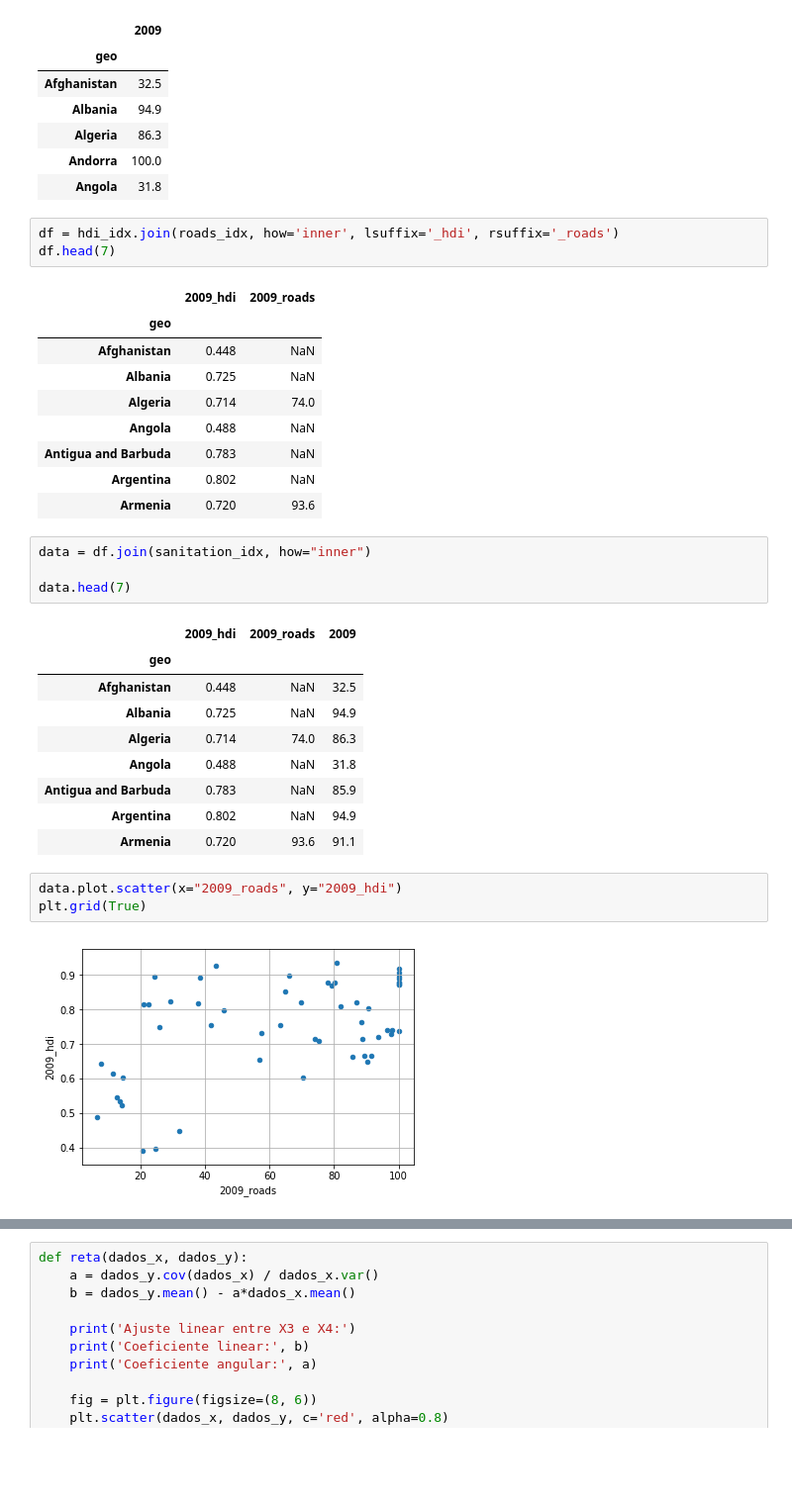
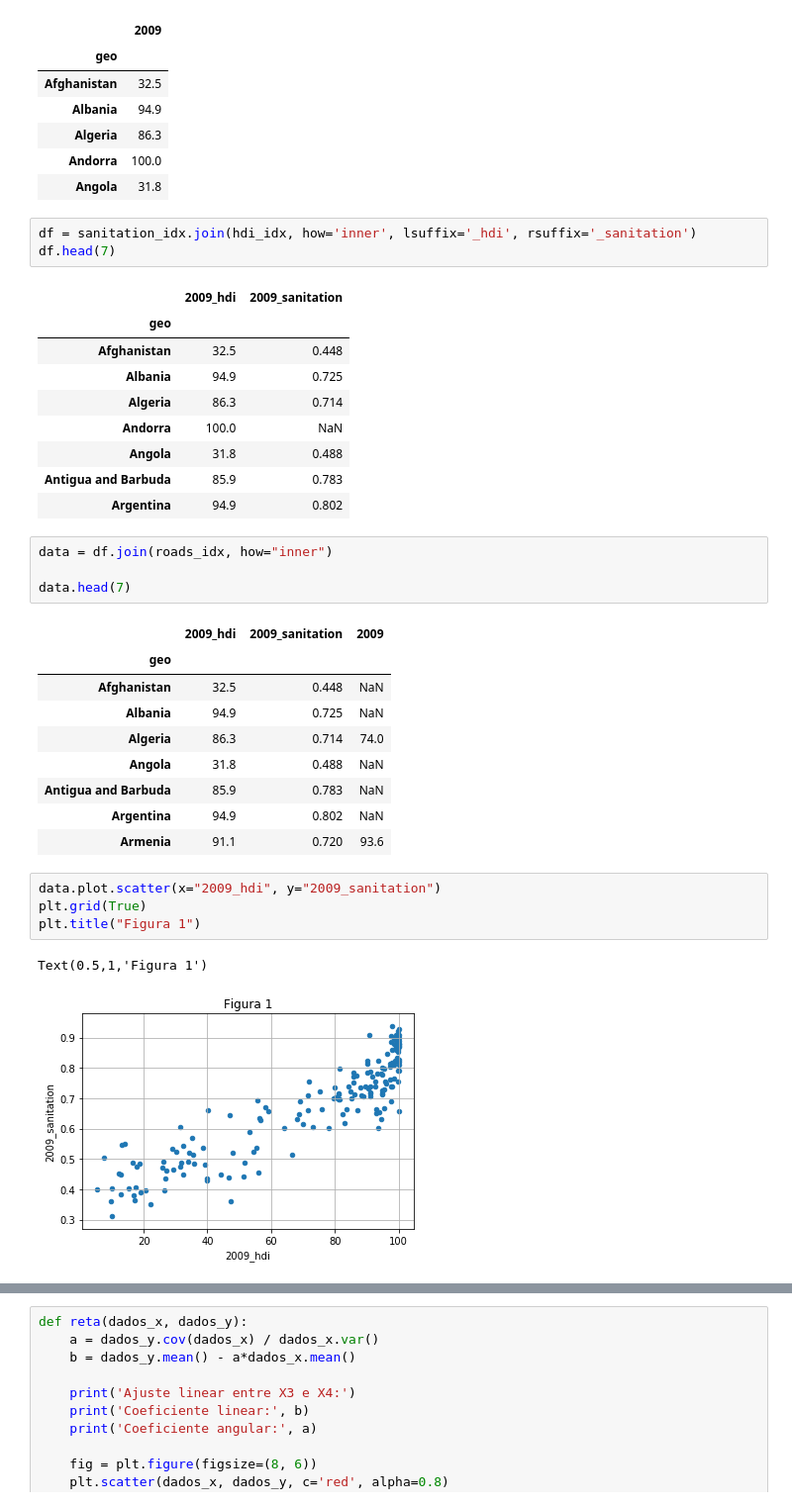
Before and after one commit to benistern/projeto-1, a Jupyter notebook: projeto1.ipynb, the cells around one changed output, grey strips where cells are left out. Shown: that part at 99% size. Cells and saved outputs as stored; diff of their text form; blank space fills up the shorter version.

```diff
--- a/projeto1.ipynb
+++ b/projeto1.ipynb
@@ -88,34 +90,36 @@ sanitation_idx.head()
 | Andorra | 100.0 |
 | Angola | 31.8 |
 # %%
-df = hdi_idx.join(roads_idx, how='inner', lsuffix='_hdi', rsuffix='_roads')
+df = sanitation_idx.join(hdi_idx, how='inner', lsuffix='_hdi', rsuffix='_sanitation')
 df.head(7)
 # %% [output]
-|  | 2009_hdi | 2009_roads |
+|  | 2009_hdi | 2009_sanitation |
 | geo |  |  |
-| Afghanistan | 0.448 | NaN |
-| Albania | 0.725 | NaN |
-| Algeria | 0.714 | 74.0 |
-| Angola | 0.488 | NaN |
-| Antigua and Barbuda | 0.783 | NaN |
-| Argentina | 0.802 | NaN |
-| Armenia | 0.720 | 93.6 |
+| Afghanistan | 32.5 | 0.448 |
+| Albania | 94.9 | 0.725 |
+| Algeria | 86.3 | 0.714 |
+| Andorra | 100.0 | NaN |
+| Angola | 31.8 | 0.488 |
+| Antigua and Barbuda | 85.9 | 0.783 |
+| Argentina | 94.9 | 0.802 |
 # %%
-data = df.join(sanitation_idx, how="inner")
+data = df.join(roads_idx, how="inner")
 
 data.head(7)
 # %% [output]
-|  | 2009_hdi | 2009_roads | 2009 |
+|  | 2009_hdi | 2009_sanitation | 2009 |
 | geo |  |  |  |
-| Afghanistan | 0.448 | NaN | 32.5 |
-| Albania | 0.725 | NaN | 94.9 |
-| Algeria | 0.714 | 74.0 | 86.3 |
-| Angola | 0.488 | NaN | 31.8 |
-| Antigua and Barbuda | 0.783 | NaN | 85.9 |
-| Argentina | 0.802 | NaN | 94.9 |
-| Armenia | 0.720 | 93.6 | 91.1 |
+| Afghanistan | 32.5 | 0.448 | NaN |
+| Albania | 94.9 | 0.725 | NaN |
+| Algeria | 86.3 | 0.714 | 74.0 |
+| Angola | 31.8 | 0.488 | NaN |
+| Antigua and Barbuda | 85.9 | 0.783 | NaN |
+| Argentina | 94.9 | 0.802 | NaN |
+| Armenia | 91.1 | 0.720 | 93.6 |
 # %%
-data.plot.scatter(x="2009_roads", y="2009_hdi")
+data.plot.scatter(x="2009_hdi", y="2009_sanitation")
 plt.grid(True)
+plt.title("Figura 1")
 # %% [output]
+Text(0.5,1,'Figura 1')
-[figure, old version]
+[figure, new version]
```
Also changed, not shown: parts of 17 cells of this notebook, 4 other files.
